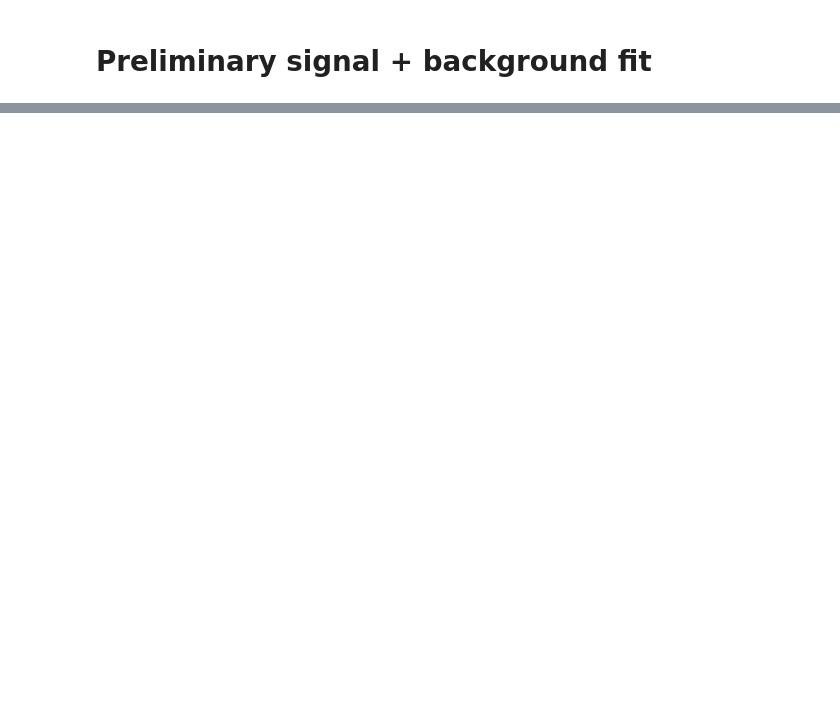
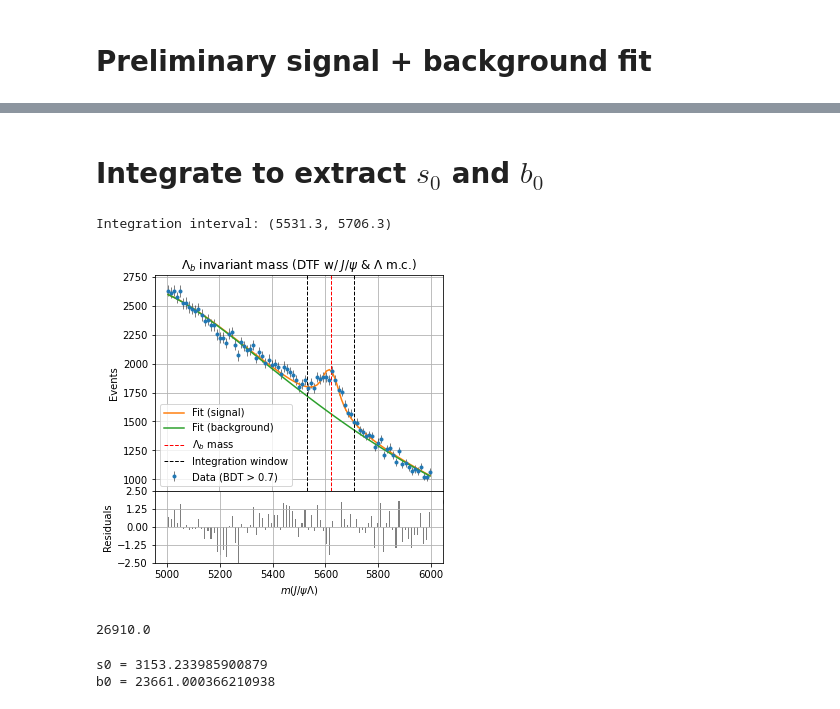
Before and after one commit to alatios/lb2jpsil_classifier-studies, a Jupyter notebook: BDT/6_BDT_threshold_optimizer.ipynb, the cells around one changed output, grey strips where cells are left out. Saved outputs shown, nothing was run; the diff lists cells and outputs as text; code cells hidden in the pictures; blank space fills up the shorter version.

```diff
--- a/BDT/6_BDT_threshold_optimizer.ipynb
+++ b/BDT/6_BDT_threshold_optimizer.ipynb
@@ -332,0 +334,53 @@ plt.show()
+# %% [markdown]
+# Integrate to extract $s_0$ and $b_0$
+# %%
+mu = 5618.8
+sigma = 35
+alpha1=0.88
+n1=2.7
+alpha2=1.00
+n2=2.6
+
+S, C, m0, a = bestParameters
+
+lowerLimit = mu - 2.5*sigma
+upperLimit = mu + 2.5*sigma
+
+print("Integration interval:", (lowerLimit, upperLimit))
+# %% [output]
+Integration interval: (5531.3, 5706.3)
+# %%
+fig1 = plt.figure(figsize=(5, 5))
+
+frame1=fig1.add_axes((.1,.3,.8,.6))
+plt.errorbar(binsMidpoints,data,np.sqrt(data), linestyle='', marker='.',
+             color='tab:blue', ecolor='k', elinewidth=0.5, label='Data (BDT > ' + str(threshold) + ")")
+plt.plot(binsMidpoints, InvariantMassFitFunction(binsMidpoints, *bestParameters), color='tab:orange', label='Fit (signal)')
+plt.plot(binsMidpoints, fit_utils.turn_on_exp(binsMidpoints, *bestParameters[1:]), color='tab:green', label='Fit (background)')
+plt.grid()
+plt.title("$\Lambda_b$ invariant mass (DTF w/ $J/\psi$ & $\Lambda$ m.c.)")
+plt.xlabel("$m(J/\psi \Lambda)$")
+plt.ylabel("Events")
+plt.axvline(5620.2, linestyle='--', color='r', linewidth=1, label='$\Lambda_b$ mass')
+plt.axvline(lowerLimit, linestyle='--', color='k', linewidth=1)
+plt.axvline(upperLimit, linestyle='--', color='k', linewidth=1, label='Integration window')
+plt.legend()
+
+frame2=fig1.add_axes((.1,.1,.8,.2))
+plt.bar(binsMidpoints, (data - InvariantMassFitFunction(binsMidpoints, *bestParameters))/np.sqrt(data),
+        width=4, color='tab:gray')
+plt.ylim((-2.5,2.5))
+plt.grid()
+plt.xlabel("$m(J/\psi \Lambda)$")
+plt.ylabel("Residuals")
+plt.yticks([-2.5,-1.25,0,1.25,2.5])
+plt.show()
+# %% [output]
+[figure, added]
+# %%
+condition = (binsMidpoints > lowerLimit) & (binsMidpoints < upperLimit)
+newBinsMidpoints = binsMidpoints[condition]
+newData = data[condition]
+sum(newData)
+# %% [output]
+26910.0
@@ -332,0 +390,5 @@ plt.show()
+# %%
+print("s0 =", s0, "\nb0 =", b0)
+# %% [output]
+s0 = 3153.233985900879
+b0 = 23661.000366210938
```
Also changed, not shown: parts of 27 cells of this notebook.
